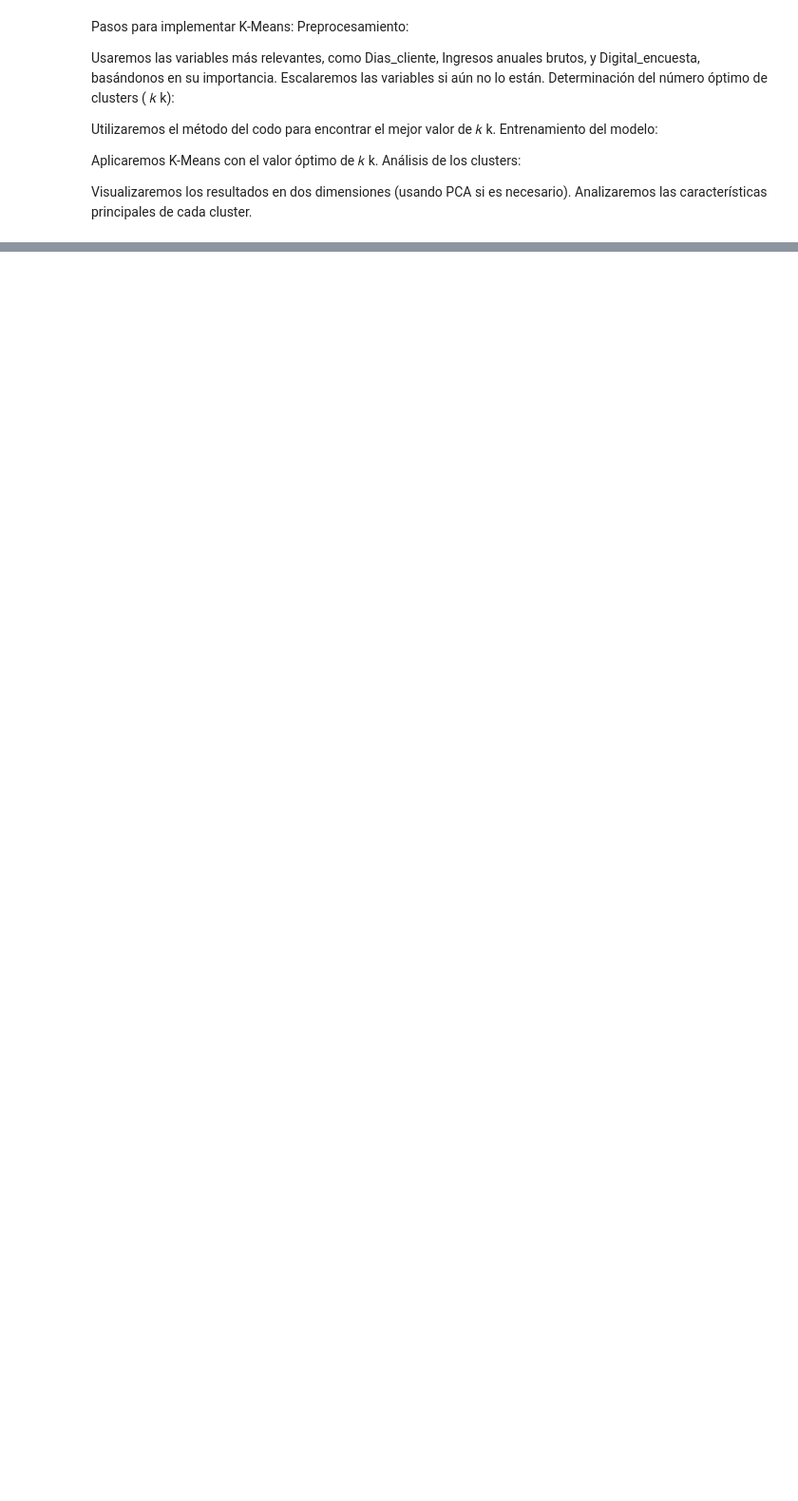
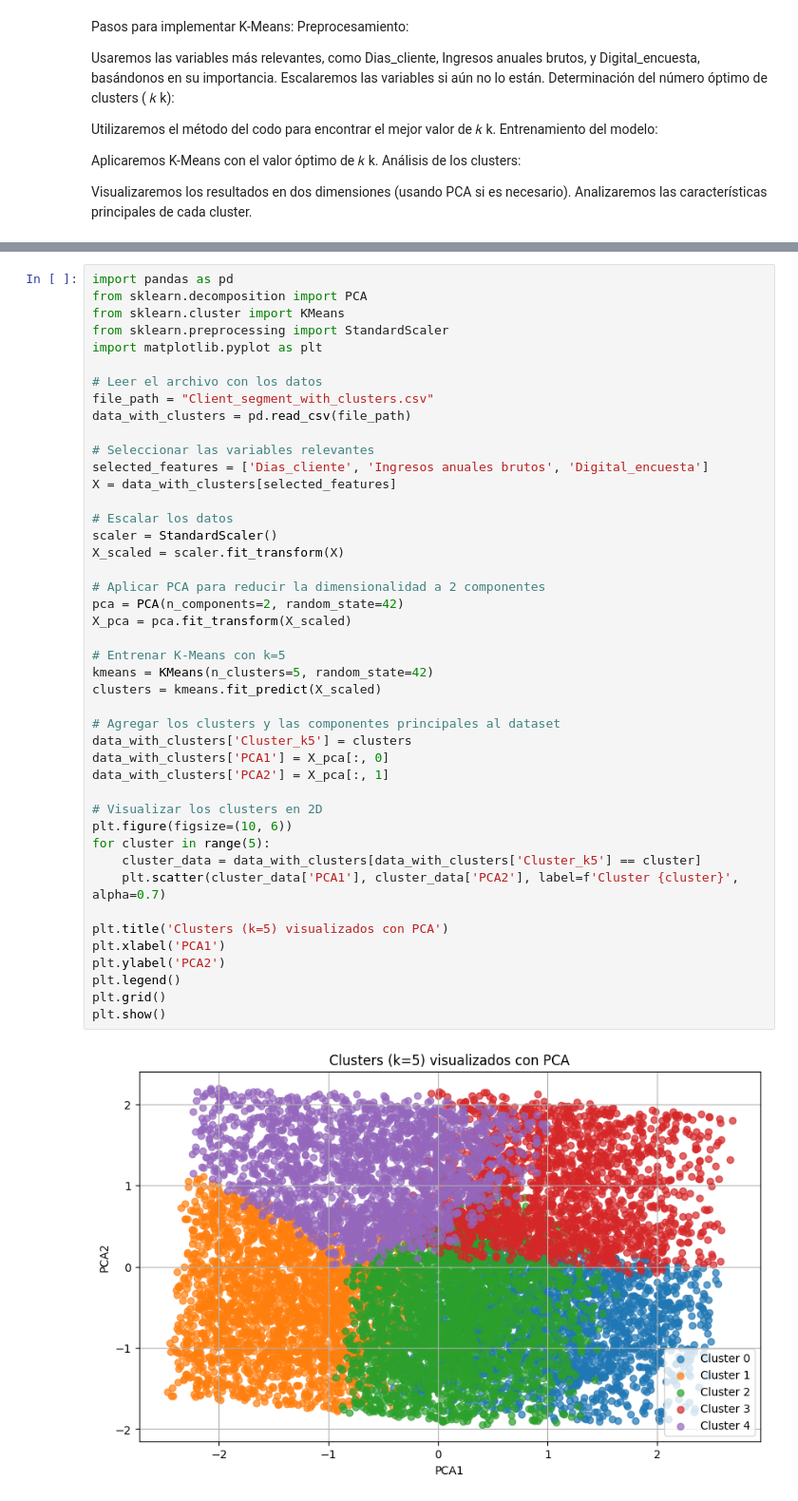
Before and after one commit to AngelMP02/caso5Machine, a Jupyter notebook: data.ipynb, the cells around one changed output, grey strips where cells are left out. Shown at 95% size. Drawn from its saved outputs; the diff is of its cells as text; blank space fills up the shorter version.

```diff
--- a/data.ipynb
+++ b/data.ipynb
@@ -156,0 +336,46 @@ Analizaremos las características principales de cada cluster.
+# %%
+import pandas as pd
+from sklearn.decomposition import PCA
+from sklearn.cluster import KMeans
+from sklearn.preprocessing import StandardScaler
+import matplotlib.pyplot as plt
+
+# Leer el archivo con los datos
+file_path = "Client_segment_with_clusters.csv"
+data_with_clusters = pd.read_csv(file_path)
+
+# Seleccionar las variables relevantes
+selected_features = ['Dias_cliente', 'Ingresos anuales brutos', 'Digital_encuesta']
+X = data_with_clusters[selected_features]
+
+# Escalar los datos
+scaler = StandardScaler()
+X_scaled = scaler.fit_transform(X)
+
+# Aplicar PCA para reducir la dimensionalidad a 2 componentes
+pca = PCA(n_components=2, random_state=42)
+X_pca = pca.fit_transform(X_scaled)
+
+# Entrenar K-Means con k=5
+kmeans = KMeans(n_clusters=5, random_state=42)
+clusters = kmeans.fit_predict(X_scaled)
+
+# Agregar los clusters y las componentes principales al dataset
+data_with_clusters['Cluster_k5'] = clusters
+data_with_clusters['PCA1'] = X_pca[:, 0]
+data_with_clusters['PCA2'] = X_pca[:, 1]
+
+# Visualizar los clusters en 2D
+plt.figure(figsize=(10, 6))
+for cluster in range(5):
+    cluster_data = data_with_clusters[data_with_clusters['Cluster_k5'] == cluster]
+    plt.scatter(cluster_data['PCA1'], cluster_data['PCA2'], label=f'Cluster {cluster}', alpha=0.7)
+
+plt.title('Clusters (k=5) visualizados con PCA')
+plt.xlabel('PCA1')
+plt.ylabel('PCA2')
+plt.legend()
+plt.grid()
+plt.show()
+# %% [output]
+[figure, added]
```
Also changed, not shown: parts of 8 cells of this notebook, 2 other files.
